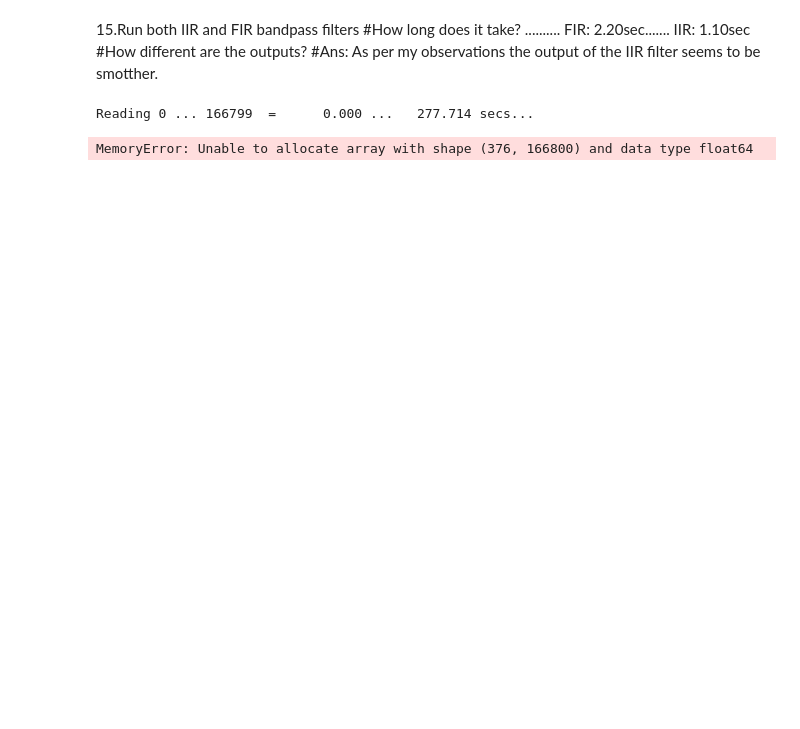
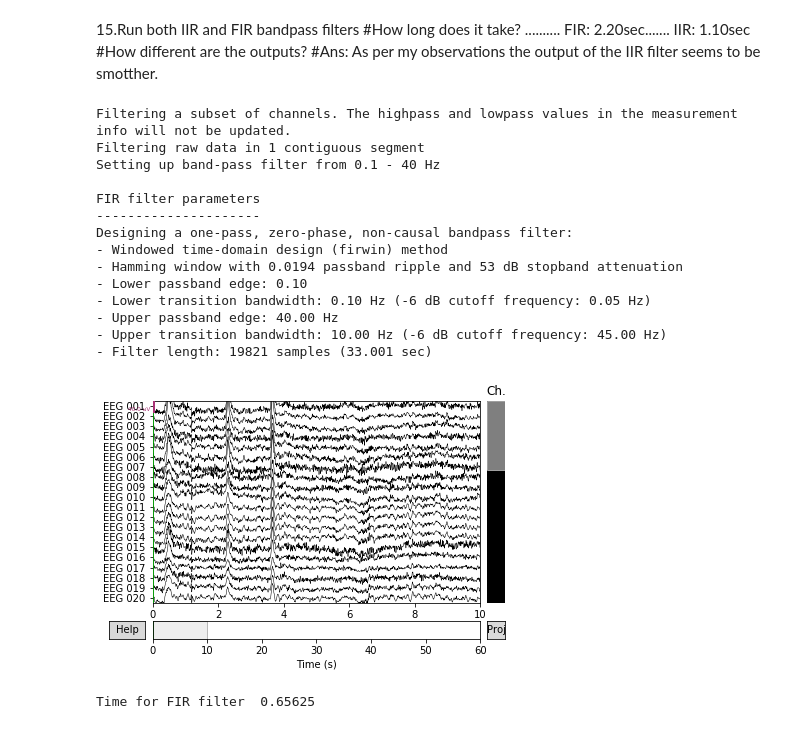
Before and after one commit to pragyat1295/Machine-Learning-and-Data-Science, a Jupyter notebook: bm19mtech11002_bm5150_2020_assignment3.ipynb, the cells around one changed output. Saved outputs shown, nothing was run; the diff lists cells and outputs as text; code cells hidden in the pictures; blank space fills up the shorter version.

```diff
--- a/bm19mtech11002_bm5150_2020_assignment3.ipynb
+++ b/bm19mtech11002_bm5150_2020_assignment3.ipynb
@@ -189,17 +174,27 @@ d = raw.plot(order=[p],n_channels=5)
 IIR: 1.10sec
 #How different are the outputs?
 #Ans: As per my observations the output of the IIR filter seems to be smotther.
-# %%
-#FIR METHOD
-picks = mne.pick_types(raw.info, meg=False, eeg=True, stim=False,eog=False,
-                       exclude='bads')
-raw.load_data()
-orig_raw = raw.copy()
-start_time = time.time()
-rawfe=raw.filter(l_freq=0.1,h_freq=40,picks=picks,method='fir')
-print("--- %s seconds ---" % (time.time() - start_time))
-z=rawfe.plot_psd(area_mode='range', tmax=10.0, picks=picks, average=False)
-b=rawfe.plot(order=[315, 316, 317, 318, 319, 320, 321, 322],n_channels=5,color='blue')
-# %% [output]
-Reading 0 ... 166799  =      0.000 ...   277.714 secs...
-MemoryError: Unable to allocate array with shape (376, 166800) and data type float64
+# %%
+fir = raw.copy()
+t1 = time.process_time()
+fir.filter(0.1, 40, picks=['eeg'], method='fir')
+t2 = time.process_time()
+x = fir.pick_types(meg=False, eeg=True).plot()
+print("Time for FIR filter ", t2-t1)
+# %% [output]
+Filtering a subset of channels. The highpass and lowpass values in the measurement info will not be updated.
+Filtering raw data in 1 contiguous segment
+Setting up band-pass filter from 0.1 - 40 Hz
+
+FIR filter parameters
+---------------------
+Designing a one-pass, zero-phase, non-causal bandpass filter:
+- Windowed time-domain design (firwin) method
+- Hamming window with 0.0194 passband ripple and 53 dB stopband attenuation
+- Lower passband edge: 0.10
+- Lower transition bandwidth: 0.10 Hz (-6 dB cutoff frequency: 0.05 Hz)
+- Upper passband edge: 40.00 Hz
+- Upper transition bandwidth: 10.00 Hz (-6 dB cutoff frequency: 45.00 Hz)
+- Filter length: 19821 samples (33.001 sec)
+[figure, added]
+Time for FIR filter  0.65625
```
Also changed, not shown: parts of 12 cells of this notebook.
